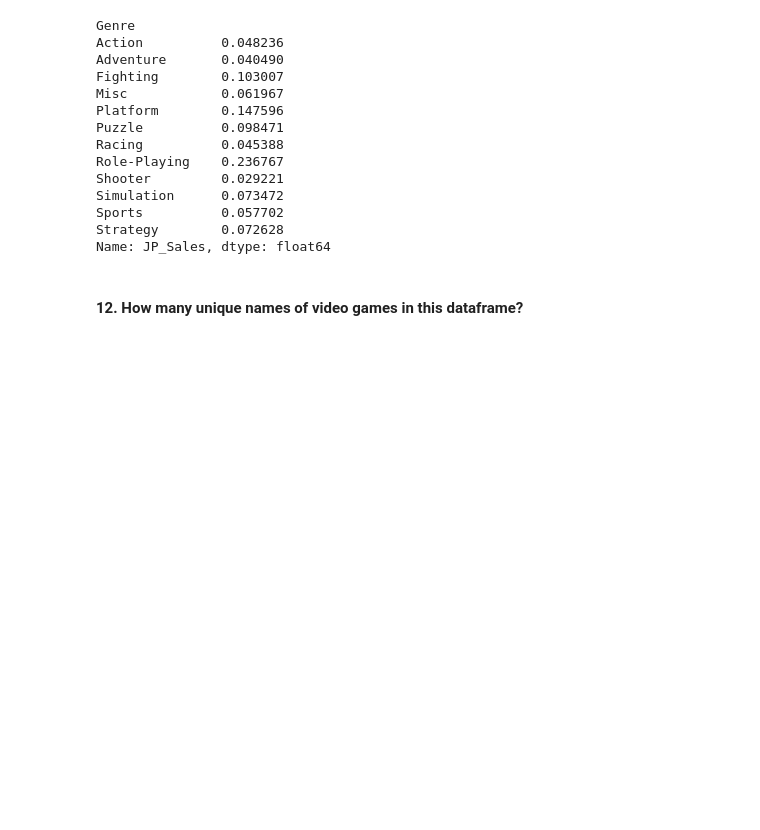
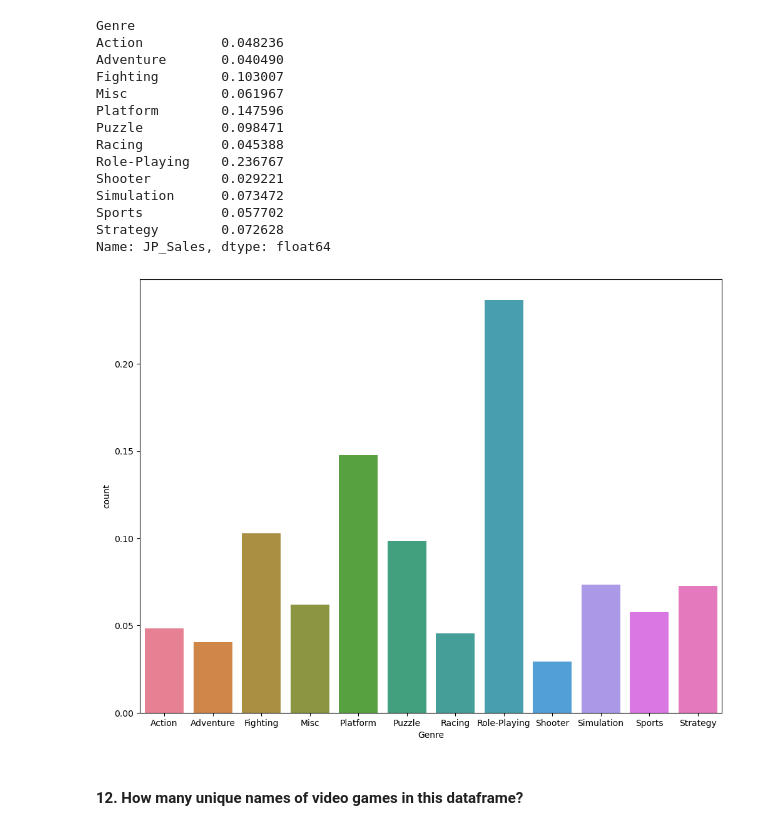
Before and after one commit to ArtemTop495/MOIBD, a Jupyter notebook: Zaharenko.ipynb, the cells around one changed output. Drawn from its saved outputs; the diff is of its cells as text; code cells hidden in the pictures; blank space fills up the shorter version.

```diff
--- a/Zaharenko.ipynb
+++ b/Zaharenko.ipynb
@@ -184,6 +195,15 @@ Simulation      0.073472
 Sports          0.057702
 Strategy        0.072628
 Name: JP_Sales, dtype: float64
+# %%
+temp = vgs.groupby('Genre')['JP_Sales'].mean().reset_index()
+plt.figure(figsize=(12,9))
+sns.barplot(data=temp, x=temp['Genre'], y=temp['JP_Sales'], hue=temp['Genre'])
+plt.xlabel('Genre')
+plt.ylabel('count')
+plt.show()
+# %% [output]
+[figure, added]
 # %% [markdown]
 #### 12. How many unique names of video games in this dataframe?
 # %%
```
Also changed, not shown: parts of 4 cells of this notebook.
